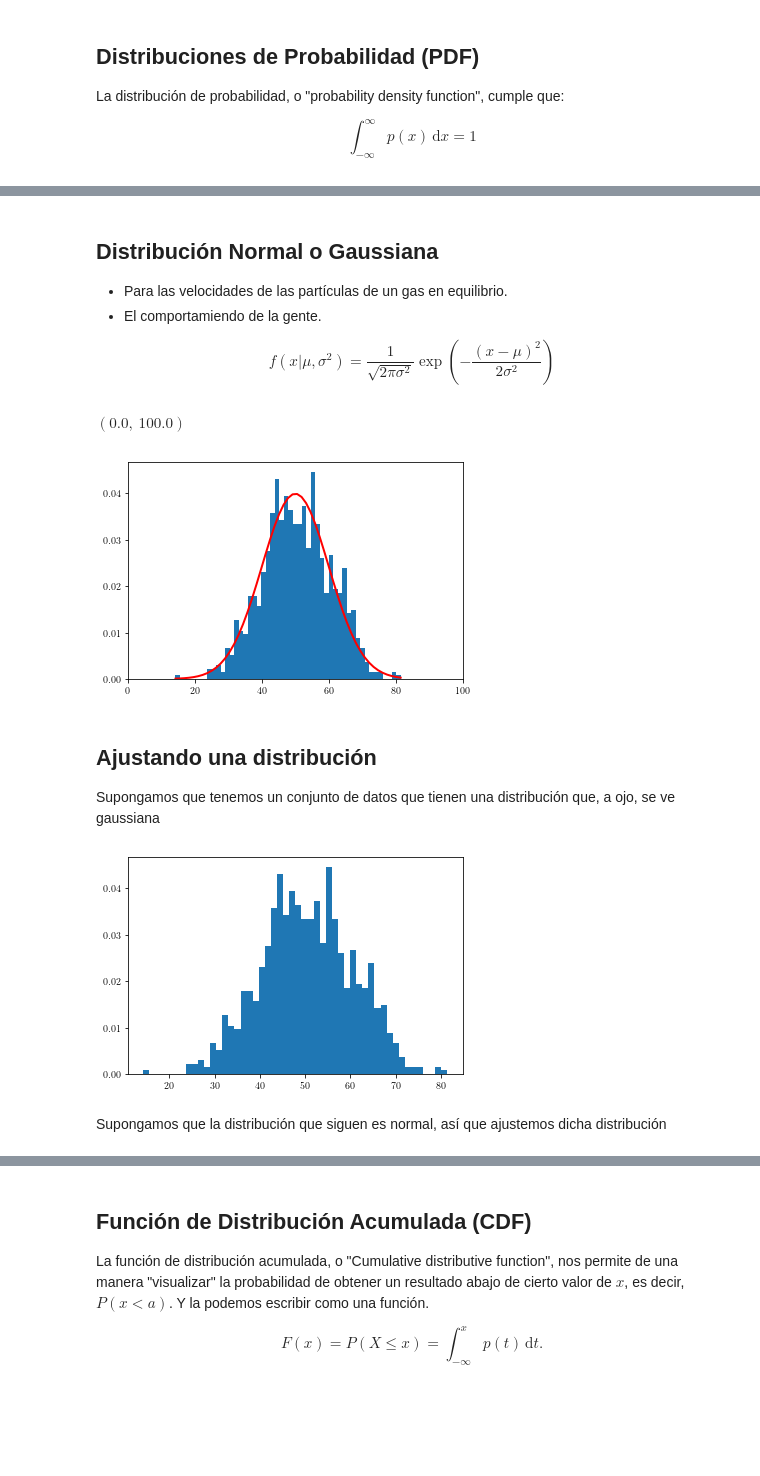
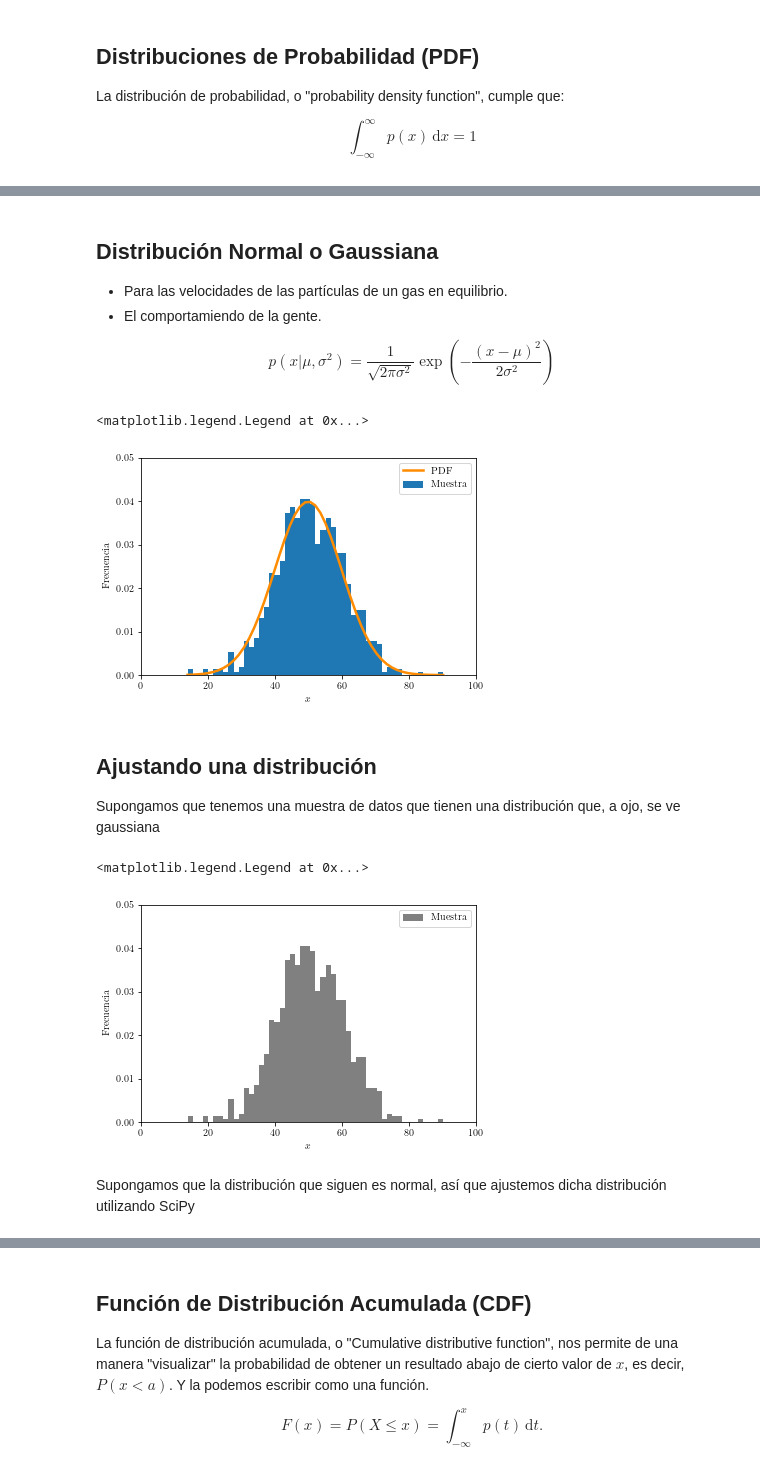
Before and after one commit to aaguayoo/Labo, a Jupyter notebook: Probabilidad.ipynb, the cells around one changed output, grey strips where cells are left out. Cells and saved outputs as stored; diff of their text form; code cells hidden in the pictures; blank space fills up the shorter version.

```diff
--- a/Probabilidad.ipynb
+++ b/Probabilidad.ipynb
@@ -200,7 +192,7 @@ plt.legend()
 - El comportamiendo de la gente.
 
 $$
-f(x|\mu,\sigma^2) = \frac{1}{\sqrt{2\pi \sigma^2}} \exp{\left( - \frac{(x - \mu)^2}{2\sigma^2} \right)}
+p(x|\mu,\sigma^2) = \frac{1}{\sqrt{2\pi \sigma^2}} \exp{\left( - \frac{(x - \mu)^2}{2\sigma^2} \right)}
 $$
 # %%
 # Creamos la distribución
@@ -211,29 +203,40 @@ def gauss(x,mu,sigma):
 # que son la media y desviación estándar
 media, sigma = 50, 10
 
-# Puntos aleatorios distribuidos de manera normal (gaussiana)
+# Muestra de números aleatorios distribuidos de manera normal (gaussiana)
+np.random.seed(19680801)
 data = np.random.normal(media, sigma, 1000)
 
 # Histograma
-count, bins, ignored = plt.hist(data, bins=50, density=True)
+count, bins, ignored = plt.hist(data, bins=50, density=True,label='Muestra')
 
 # Distribución real
 plt.plot(bins, gauss(bins,media,sigma),
-         linewidth=2, color='r', label='Distribution')
+         linewidth=2.5, color='darkorange', label='PDF')
+plt.xlabel("$x$")
+plt.ylabel("Frecuencia")
 plt.xlim(0,100)
+plt.ylim(0,0.05)
+plt.legend()
 # %% [output]
-$\displaystyle \left( 0.0, \  100.0\right)$
+<matplotlib.legend.Legend at 0x...>
-[figure, old version]
+[figure, new version]
 # %% [markdown]
 ## Ajustando una distribución
 
-Supongamos que tenemos un conjunto de datos que tienen
+Supongamos que tenemos una muestra de datos que tienen
 una distribución que, a ojo, se ve gaussiana
 # %%
 # Datos observados
-count, bins, ignored = plt.hist(data, bins=50, density=True)
+count, bins, ignored = plt.hist(data, bins=50, color="gray", density=True,label="Muestra")
+plt.xlabel("$x$")
+plt.ylabel("Frecuencia")
+plt.xlim(0,100)
+plt.ylim(0,0.05)
+plt.legend()
 # %% [output]
+<matplotlib.legend.Legend at 0x...>
-[figure, old version]
+[figure, new version]
 # %% [markdown]
 Supongamos que la distribución que siguen es normal, así
-que ajustemos dicha distribución
+que ajustemos dicha distribución utilizando SciPy
```
Also changed, not shown: parts of 41 cells of this notebook, 2 other files.
